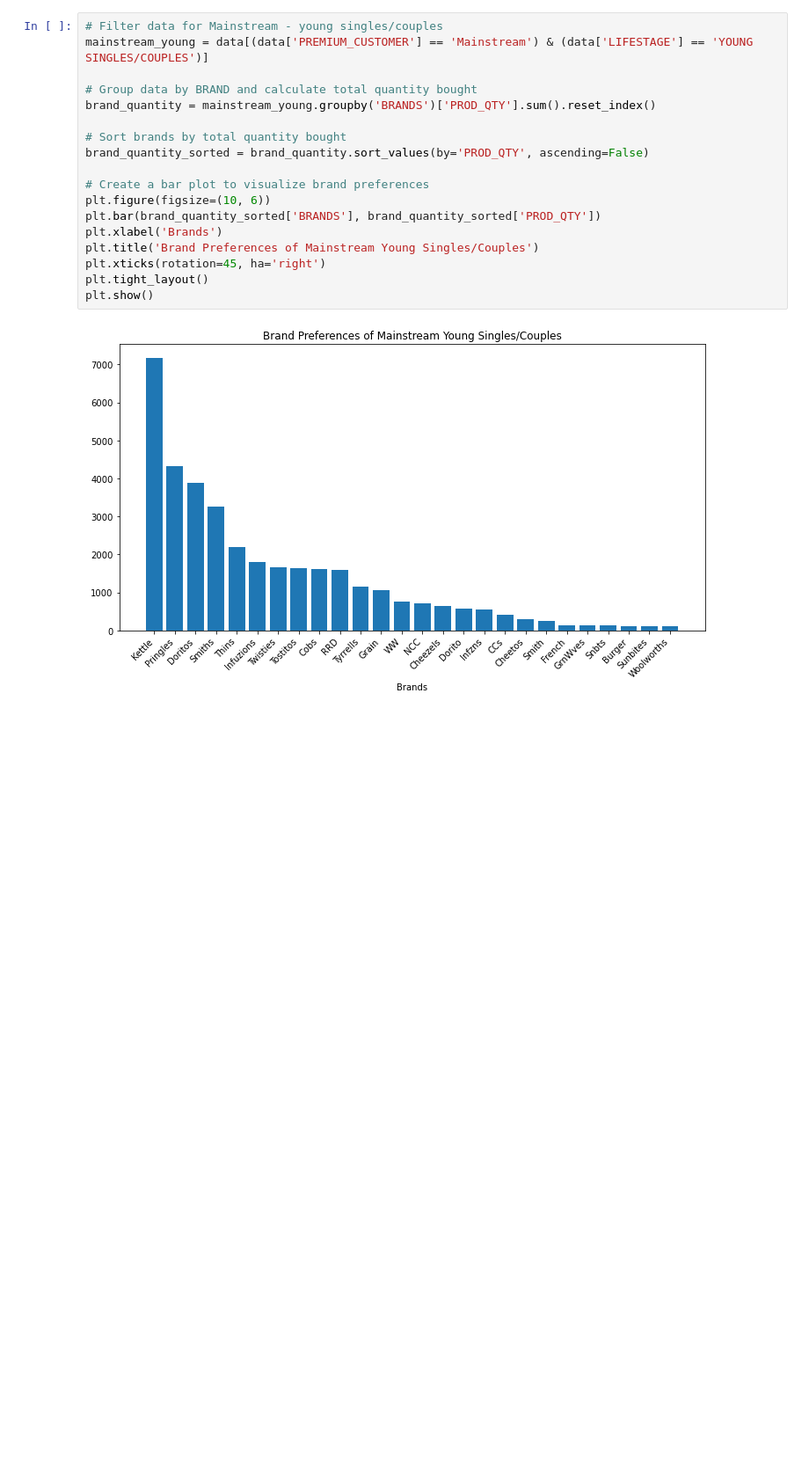
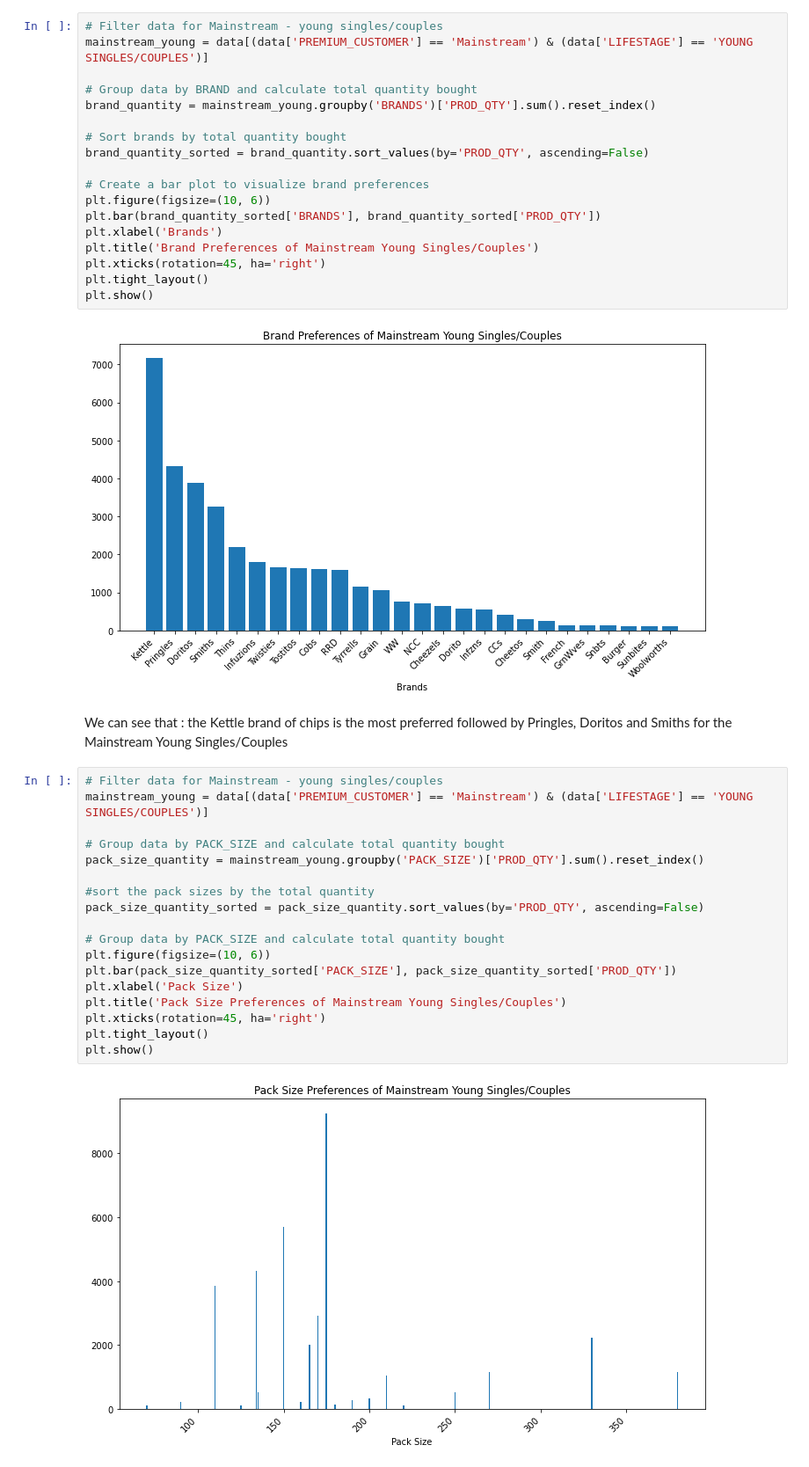
Before and after one commit to Nnyeka/Data_Analytics, a Jupyter notebook: Q_task1.ipynb, the cells around one changed output. Shown at 88% size. Cells and saved outputs as stored; diff of their text form; blank space fills up the shorter version.

Commit message:
checked which pack size the most bought

```diff
--- a/Q_task1.ipynb
+++ b/Q_task1.ipynb
@@ -693,3 +693,25 @@ plt.tight_layout()
 plt.show()
 # %% [output]
 [figure]
+# %% [markdown]
+We can see that : the Kettle brand of chips is the most preferred followed by Pringles, Doritos and Smiths for the Mainstream Young Singles/Couples
+# %%
+# Filter data for Mainstream - young singles/couples
+mainstream_young = data[(data['PREMIUM_CUSTOMER'] == 'Mainstream') & (data['LIFESTAGE'] == 'YOUNG SINGLES/COUPLES')]
+
+# Group data by PACK_SIZE and calculate total quantity bought
+pack_size_quantity = mainstream_young.groupby('PACK_SIZE')['PROD_QTY'].sum().reset_index()
+
+#sort the pack sizes by the total quantity
+pack_size_quantity_sorted = pack_size_quantity.sort_values(by='PROD_QTY', ascending=False)
+
+# Group data by PACK_SIZE and calculate total quantity bought
+plt.figure(figsize=(10, 6))
+plt.bar(pack_size_quantity_sorted['PACK_SIZE'], pack_size_quantity_sorted['PROD_QTY'])
+plt.xlabel('Pack Size')
+plt.title('Pack Size Preferences of Mainstream Young Singles/Couples')
+plt.xticks(rotation=45, ha='right')
+plt.tight_layout()
+plt.show()
+# %% [output]
+[figure, added]
```
Also changed, not shown: parts of 1 cell of this notebook.
